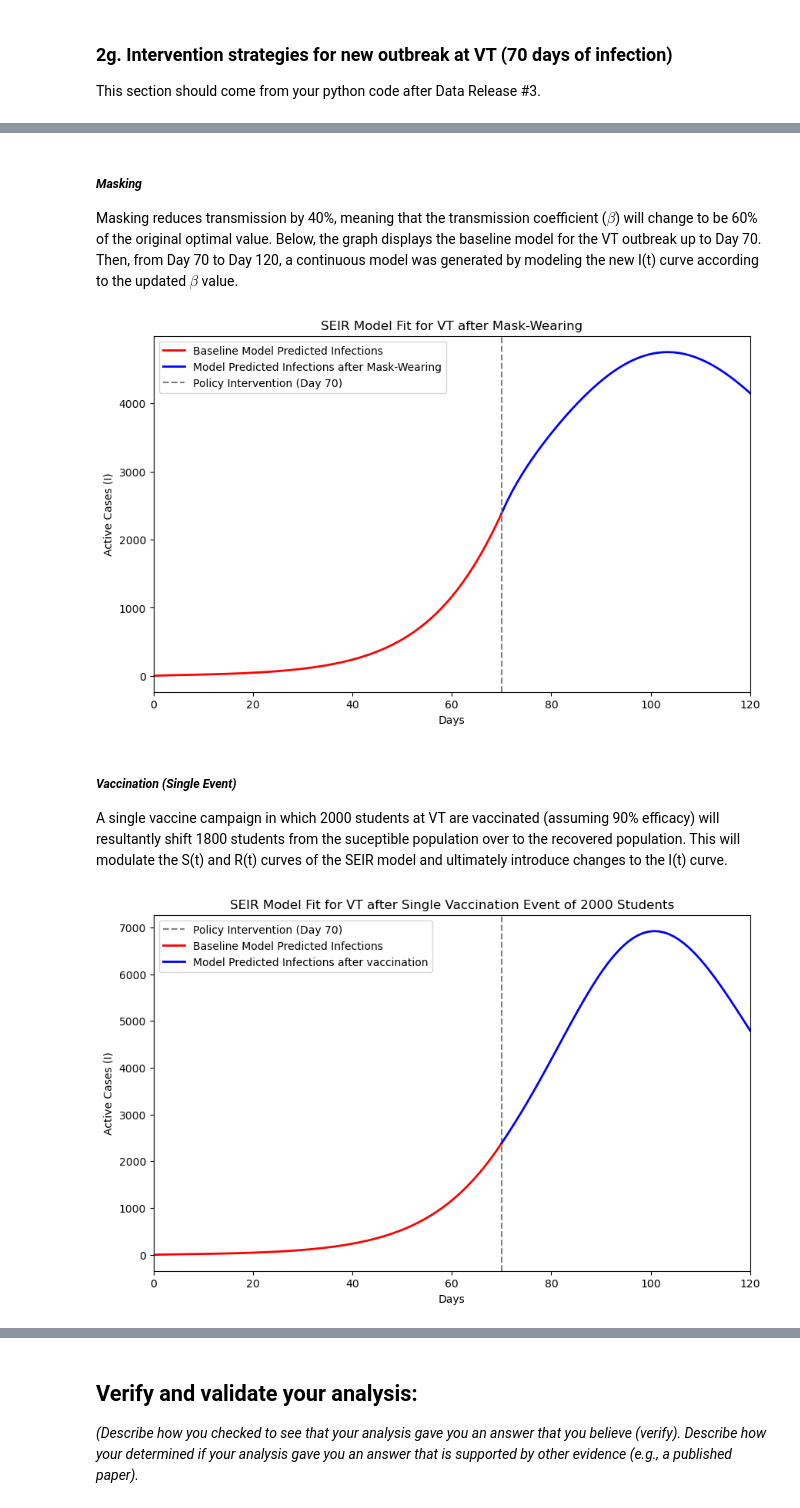
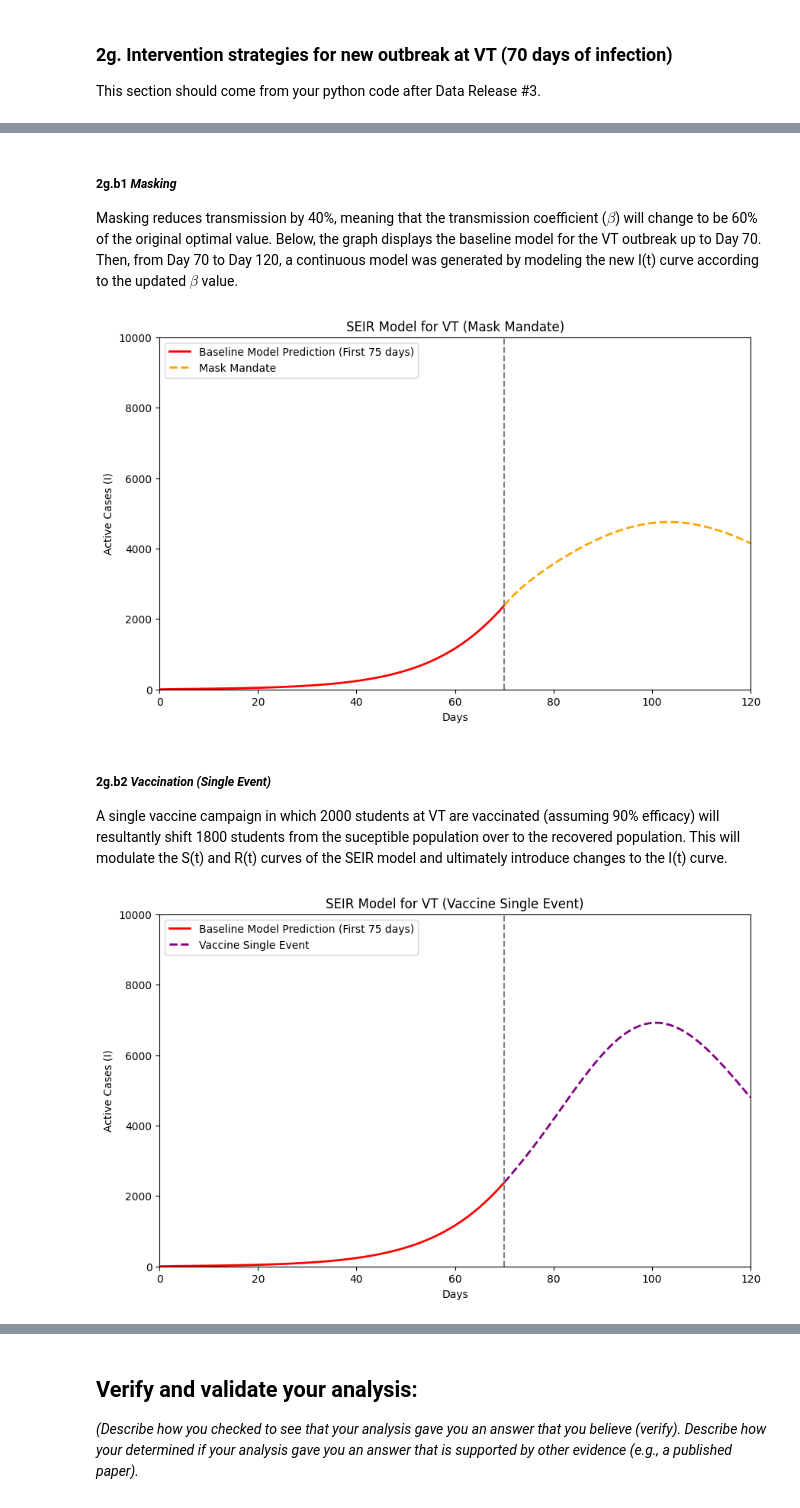
Before and after one commit to ktt920/Module-2-Epidemics-SIR-Modeling, a Jupyter notebook: Notebook examples/Template_student_final_notebook.ipynb, the cells around one changed output, grey strips where cells are left out. Drawn from its saved outputs; the diff is of its cells as text; code cells hidden in the pictures.

```diff
--- a/Notebook examples/Template_student_final_notebook.ipynb
+++ b/Notebook examples/Template_student_final_notebook.ipynb
@@ -551,62 +563,75 @@ Five intervention plans were implemented for the outbreak at Virginia Tech, such
 4. School Closure
 5. Quarantine and Testing
 # %% [markdown]
-##### *Masking*
+##### 2g.b1 *Masking*
 Masking reduces transmission by 40%, meaning that the transmission coefficient ($\beta$) will change to be 60% of the original optimal value. Below, the graph displays the baseline model for the VT outbreak up to Day 70. Then, from Day 70 to Day 120, a continuous model was generated by modeling the new I(t) curve according to the updated $\beta$ value.
 # %%
-# Mask Wearing
+# Mask Mandate (MM)
 
-# Normal Progression of Disease till Day 70
-S_fit, E_fit, I_fit, R_fit = SEIR(b_opt , s_opt, g_opt, S0, E0, I0, R0, 70, N)
+# (Day 0-70) Model the baseline progression up to 70th day.
+S_fit, E_fit, I_fit, R_fit = SEIR(b_opt, s_opt, g_opt, S0, E0, I0, R0, 70, N)
+days_original = np.linspace(0, 70)
 
-# Beta reduce by 40
+# (Day 70-120) Mask Mandate : Transmission slowed
+    # Beta reduce by 40%
 b_opt_reduce_mask = b_opt - b_opt*.4
 
-S_fit_new, E_fit_new, I_fit_new, R_fit_new = SEIR(b_opt_reduce_mask , s_opt, g_opt, S_fit[-1], E_fit[-1], I_fit[-1], R_fit[-1], 49, N)
+    # Modeling based on the change for day 70-120
+S_fit_mm, E_fit_mm, I_fit_mm, R_fit_mm = SEIR(b_opt_reduce_mask , s_opt, g_opt, S_fit[-1], E_fit[-1], I_fit[-1], R_fit[-1], 49, N)
+days_mm = np.linspace(70, 120, )
 
-new_days = np.linspace(70, 120)
-
+# Plotting model
 plt.figure(figsize=(10, 6))
-# Plot the model results (same model at UVA)
-plt.plot(I_fit, label='Baseline Model Predicted Infections', color='red', linewidth=2)
-plt.plot(new_days,I_fit_new, label='Model Predicted Infections after Mask-Wearing', color='blue', linewidth=2)
-plt.axvline(x=70, color='gray', linestyle='--', label='Policy Intervention (Day 70)')
-plt.title('SEIR Model Fit for VT after Mask-Wearing')
+# Plot the model progression for the day 0-70
+plt.plot(I_fit, label='Baseline Model Prediction (First 75 days)', color='red', linewidth=2)
+# Model plot for Mask Mandate
+plt.plot(days_mm,I_fit_mm, label='Mask Mandate', color='orange', linestyle='--', linewidth=2)
+#Draw a vertical graph dash line to mark when intervention campaigns starts
+plt.axvline(x=70, color='gray', linestyle='--')
+# Label graph wth correct axes and appropiate title
+plt.title('SEIR Model for VT (Mask Mandate)')
 plt.xlim(0,120) #Make the graph go from day 0 to day 120
+plt.ylim(0,10000) #Make the y range of the graph consistent between all interventions
 plt.xlabel('Days')
 plt.ylabel('Active Cases (I)')
 plt.legend()
 plt.show()
 # %% [output]
-[figure, old version]
+[figure, new version]
 # %% [markdown]
-##### *Vaccination (Single Event)*
+##### 2g.b2 *Vaccination (Single Event)*
 A single vaccine campaign in which 2000 students at VT are vaccinated (assuming 90% efficacy) will resultantly shift 1800 students from the suceptible population over to the recovered population. This will modulate the S(t) and R(t) curves of the SEIR model and ultimately introduce changes to the I(t) curve.
 # %%
-# Vacine Single Event
+# Vaccine Single Event (VS)
 
-# Normal Progression of Disease till Day 70
-S_fit, E_fit, I_fit, R_fit = SEIR(b_opt , s_opt, g_opt, S0, E0, I0, R0, 70, N)
+# (Day 0-70) Model the baseline progression up to 70th day.
+S_fit, E_fit, I_fit, R_fit = SEIR(b_opt, s_opt, g_opt, S0, E0, I0, R0, 70, N)
+days_original = np.linspace(0, 70)
 
-# Single Event, remove 2000 from S to R with 90% Efficacy
-S_fit_new = S_fit[-1] - (2000*.9)
-R_fit_new = R_fit[-1] + (2000*.9)
+# (Day 70-120) Vaccine Single Campaign : Vaccinate 2000 students with 90% Efficacy
+    # On Day 70, Transfer 2000 students from the susceptible population to the recovered population with 90% efficacy.
+S_fit_vs = S_fit[-1] - (2000*.9)
+R_fit_vs = R_fit[-1] + (2000*.9)
+    # Modeling based on the change for day 70-120
+S_fit_vs, E_fit_vs, I_fit_vs, R_fit_vs = SEIR(b_opt , s_opt, g_opt, S_fit_vs, E_fit[-1], I_fit[-1], R_fit_vs, 49, N)
+days_vs = np.linspace(70, 120,len(I_fit_vs))
 
-S_fit_new, E_fit_new, I_fit_new, R_fit_new = SEIR(b_opt , s_opt, g_opt, S_fit_new, E_fit[-1], I_fit[-1], R_fit_new, 49, N)
-
-new_days = np.linspace(70, 120)
-
+# Plotting model
 plt.figure(figsize=(10, 6))
-# Plot the model results (same model at UVA)
-plt.axvline(x=70, color='gray', linestyle='--', label='Policy Intervention (Day 70)')
-plt.plot(I_fit, label='Baseline Model Predicted Infections', color='red', linewidth=2)
-plt.plot(new_days,I_fit_new, label='Model Predicted Infections after vaccination', color='blue', linewidth=2)
-plt.title('SEIR Model Fit for VT after Single Vaccination Event of 2000 Students')
+# Plot the model progression for the day 0-70
+plt.plot(I_fit, label='Baseline Model Prediction (First 75 days)', color='red', linewidth=2)
+# Model plot for Vaccine Single Event
+plt.plot(days_vs,I_fit_vs, label='Vaccine Single Event', color='purple',linestyle='--', linewidth=2)
+#Draw a vertical graph dash line to mark when intervention campaigns starts
+plt.axvline(x=70, color='gray', linestyle='--')
+# Label graph wth correct axes and appropiate title
+plt.title('SEIR Model for VT (Vaccine Single Event)')
 plt.xlim(0,120) #Make the graph go from day 0 to day 120
+plt.ylim(0,10000) #Make the y range of the graph consistent between all interventions
 plt.xlabel('Days')
 plt.ylabel('Active Cases (I)')
 plt.legend()
 plt.show()
 # %% [output]
-[figure, old version]
+[figure, new version]
 # %% [markdown]
```
Also changed, not shown: parts of 13 cells of this notebook.
